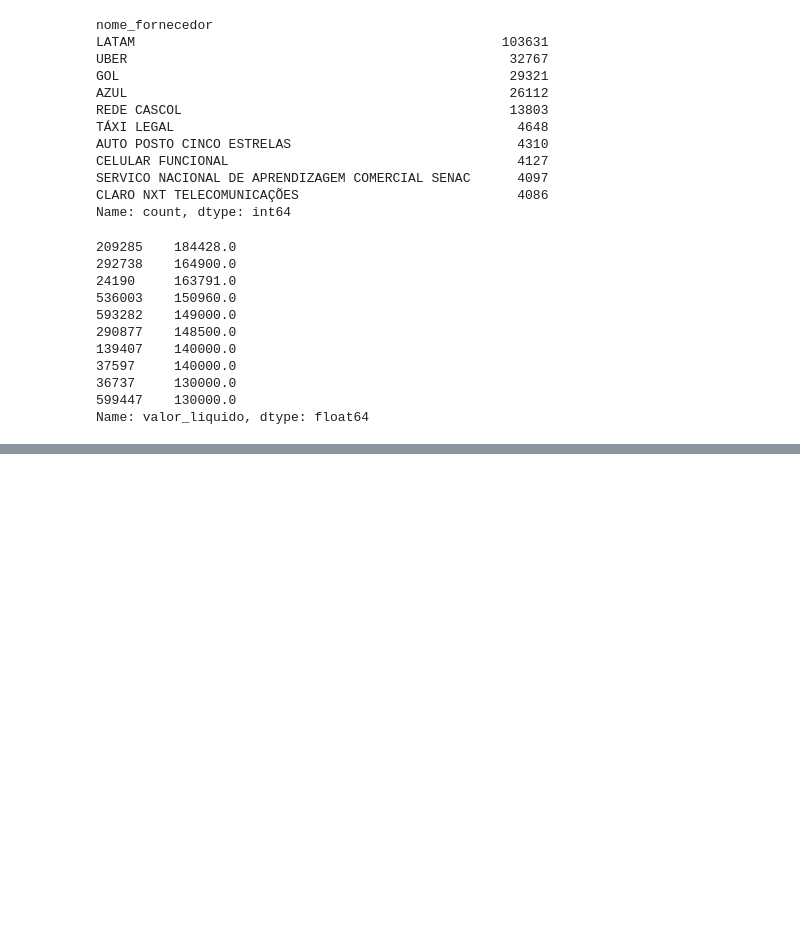
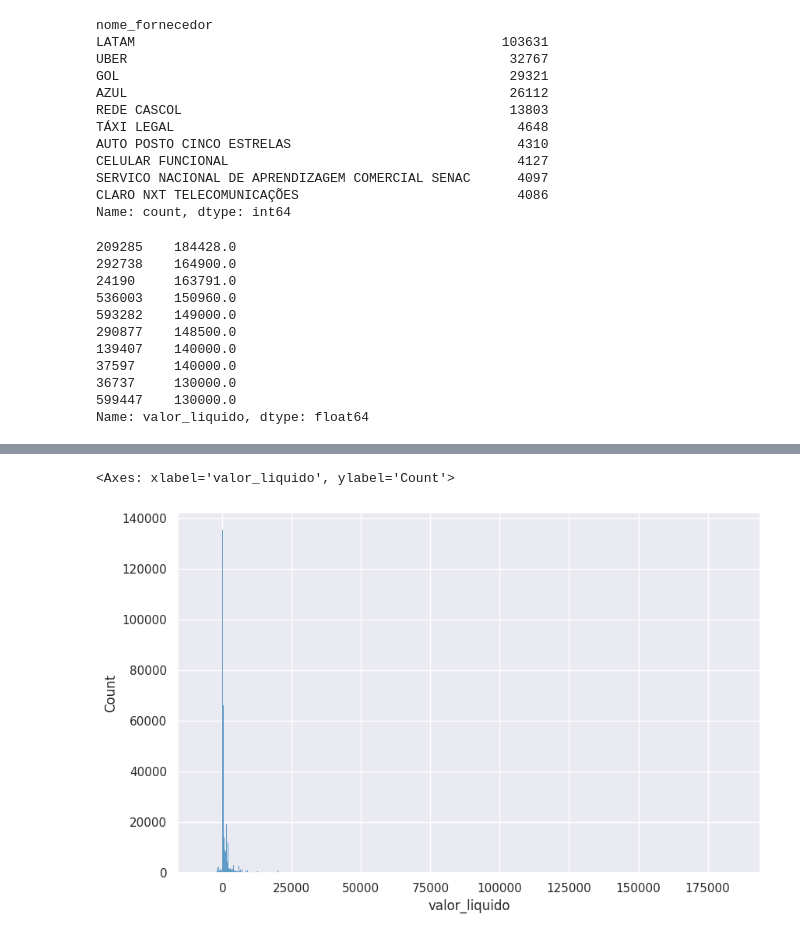
Before and after one commit to arthxrmedeiros/IcdProject, a Jupyter notebook: notebooks/explorationeDespesas.ipynb, the cells around one changed output, grey strips where cells are left out. Drawn from its saved outputs; the diff is of its cells as text; code cells hidden in the pictures; blank space fills up the shorter version.

```diff
--- a/notebooks/explorationeDespesas.ipynb
+++ b/notebooks/explorationeDespesas.ipynb
@@ -543,0 +578,5 @@ Name: valor_liquido, dtype: float64
+# %%
+sns.histplot(df, x='valor_liquido')
+# %% [output]
+<Axes: xlabel='valor_liquido', ylabel='Count'>
+[figure, added]
```
Also changed, not shown: parts of 7 cells of this notebook, 1 other file.
